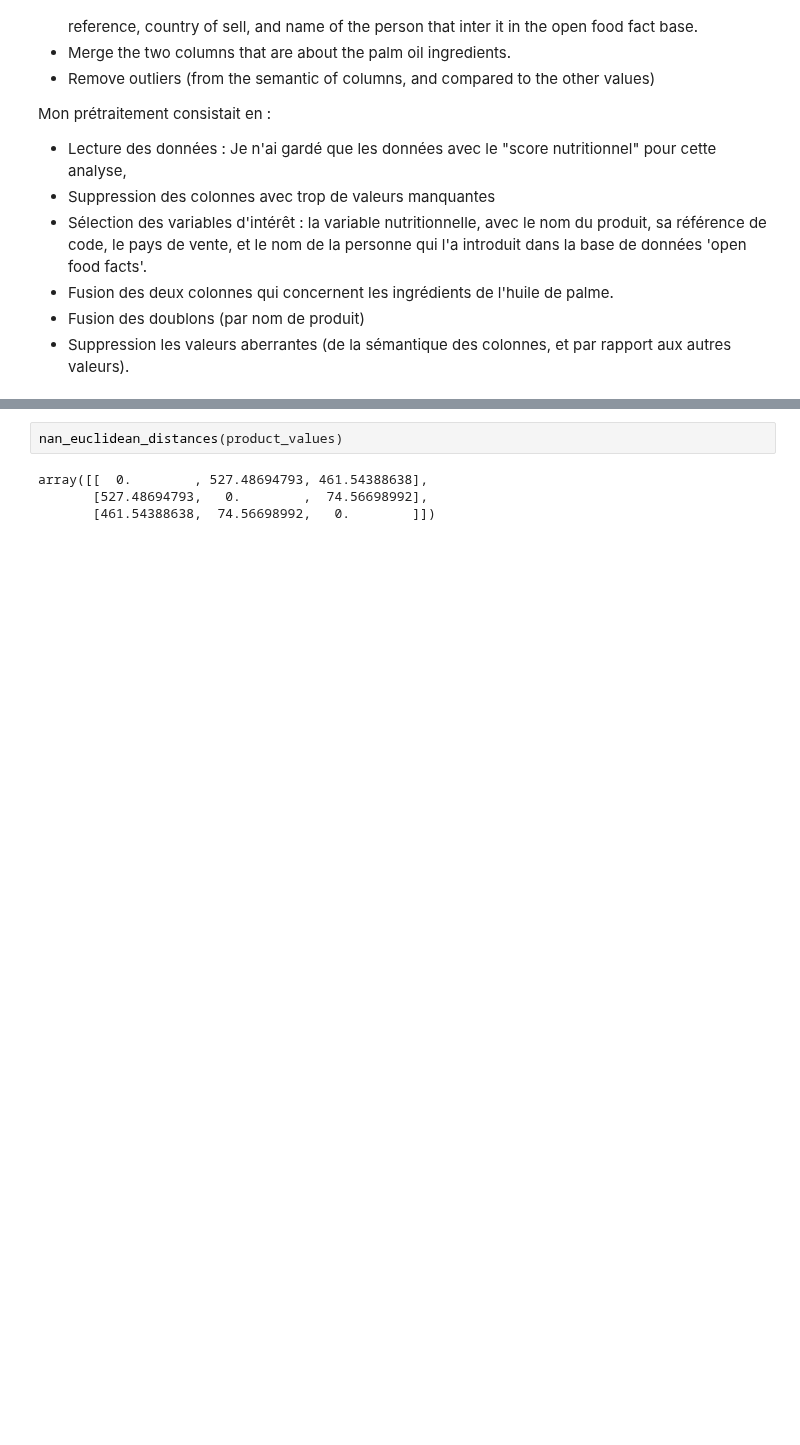
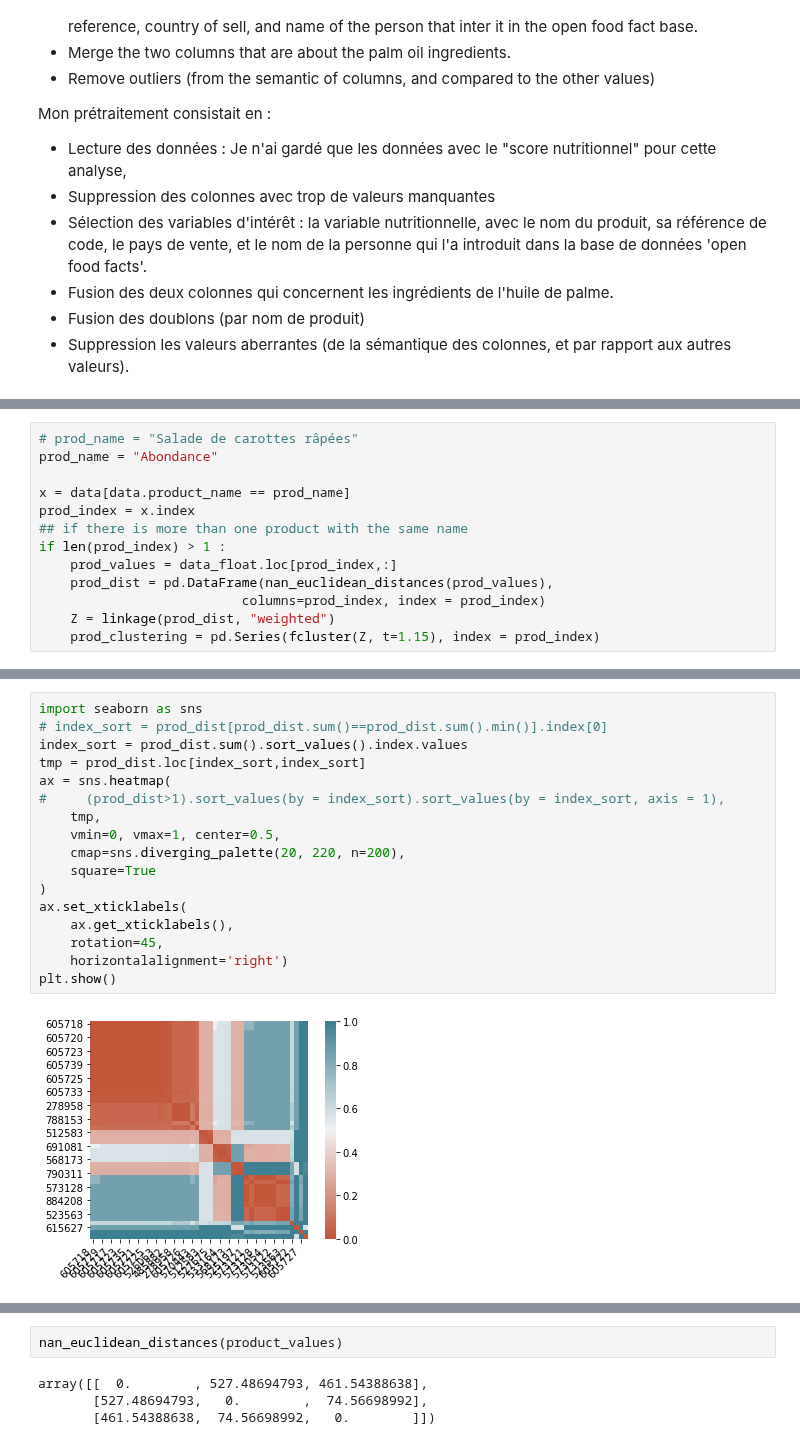
Before and after one commit to ClaireGayral/formation_openclassroom, a Jupyter notebook: P2_gayral_claire/Appel à projet - rapport d'exploration.ipynb, the cells around one changed output, grey strips where cells are left out. Saved outputs shown, nothing was run; the diff lists cells and outputs as text; blank space fills up the shorter version.

```diff
--- a/P2_gayral_claire/Appel à projet - rapport d'exploration.ipynb
+++ b/P2_gayral_claire/Appel à projet - rapport d'exploration.ipynb
@@ -102,0 +116,13 @@ product_values
+# %%
+# prod_name = "Salade de carottes râpées"
+prod_name = "Abondance"
+
+x = data[data.product_name == prod_name]
+prod_index = x.index
+## if there is more than one product with the same name
+if len(prod_index) > 1 :
+    prod_values = data_float.loc[prod_index,:]
+    prod_dist = pd.DataFrame(nan_euclidean_distances(prod_values),
+                          columns=prod_index, index = prod_index)
+    Z = linkage(prod_dist, "weighted")
+    prod_clustering = pd.Series(fcluster(Z, t=1.15), index = prod_index)
@@ -102,0 +199,19 @@ product_values
+# %%
+import seaborn as sns
+# index_sort = prod_dist[prod_dist.sum()==prod_dist.sum().min()].index[0]
+index_sort = prod_dist.sum().sort_values().index.values
+tmp = prod_dist.loc[index_sort,index_sort]
+ax = sns.heatmap(
+#     (prod_dist>1).sort_values(by = index_sort).sort_values(by = index_sort, axis = 1),
+    tmp,
+    vmin=0, vmax=1, center=0.5,
+    cmap=sns.diverging_palette(20, 220, n=200),
+    square=True
+)
+ax.set_xticklabels(
+    ax.get_xticklabels(),
+    rotation=45,
+    horizontalalignment='right')
+plt.show()
+# %% [output]
+[figure, added]
```
Also changed, not shown: parts of 14 cells of this notebook.
